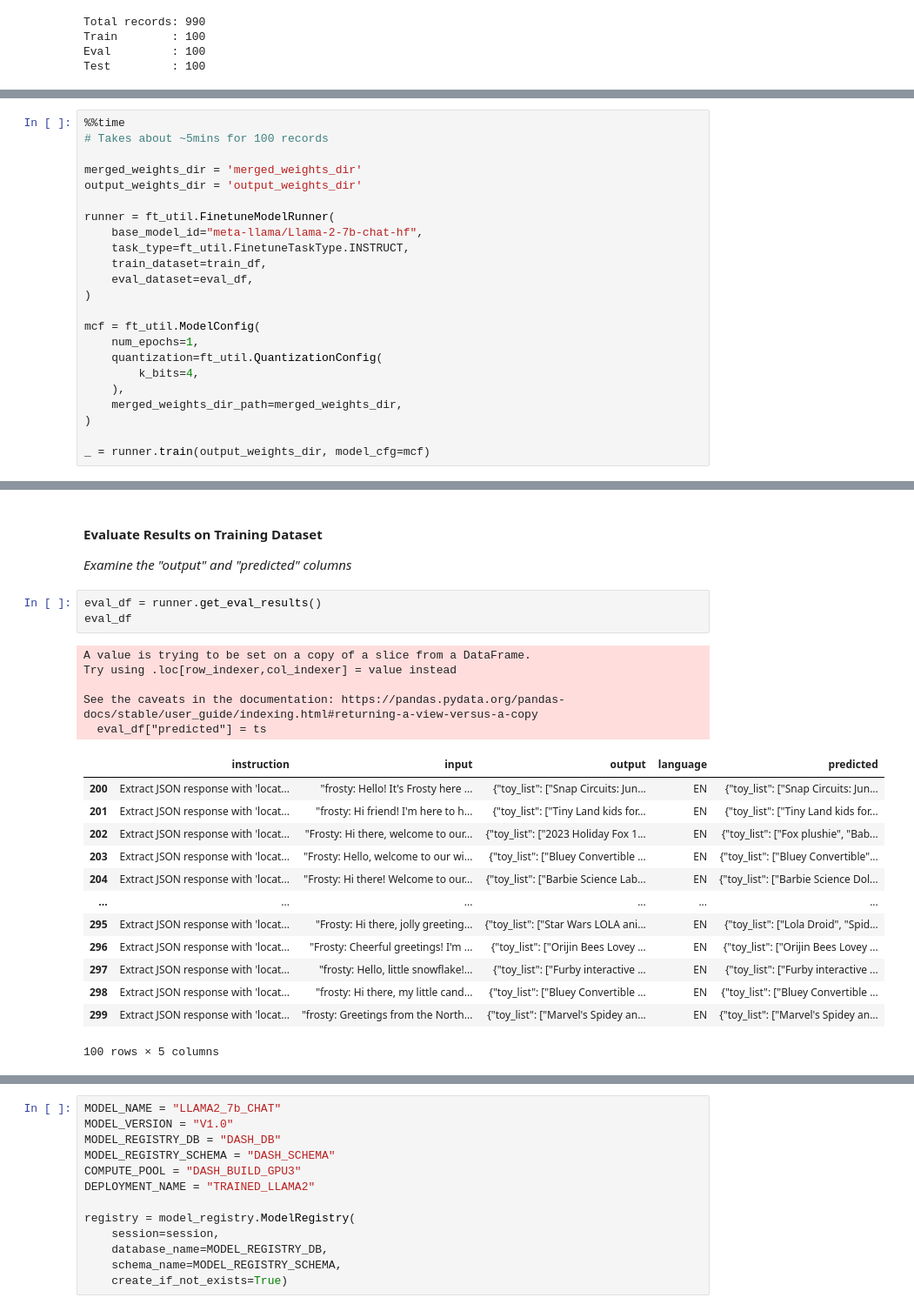
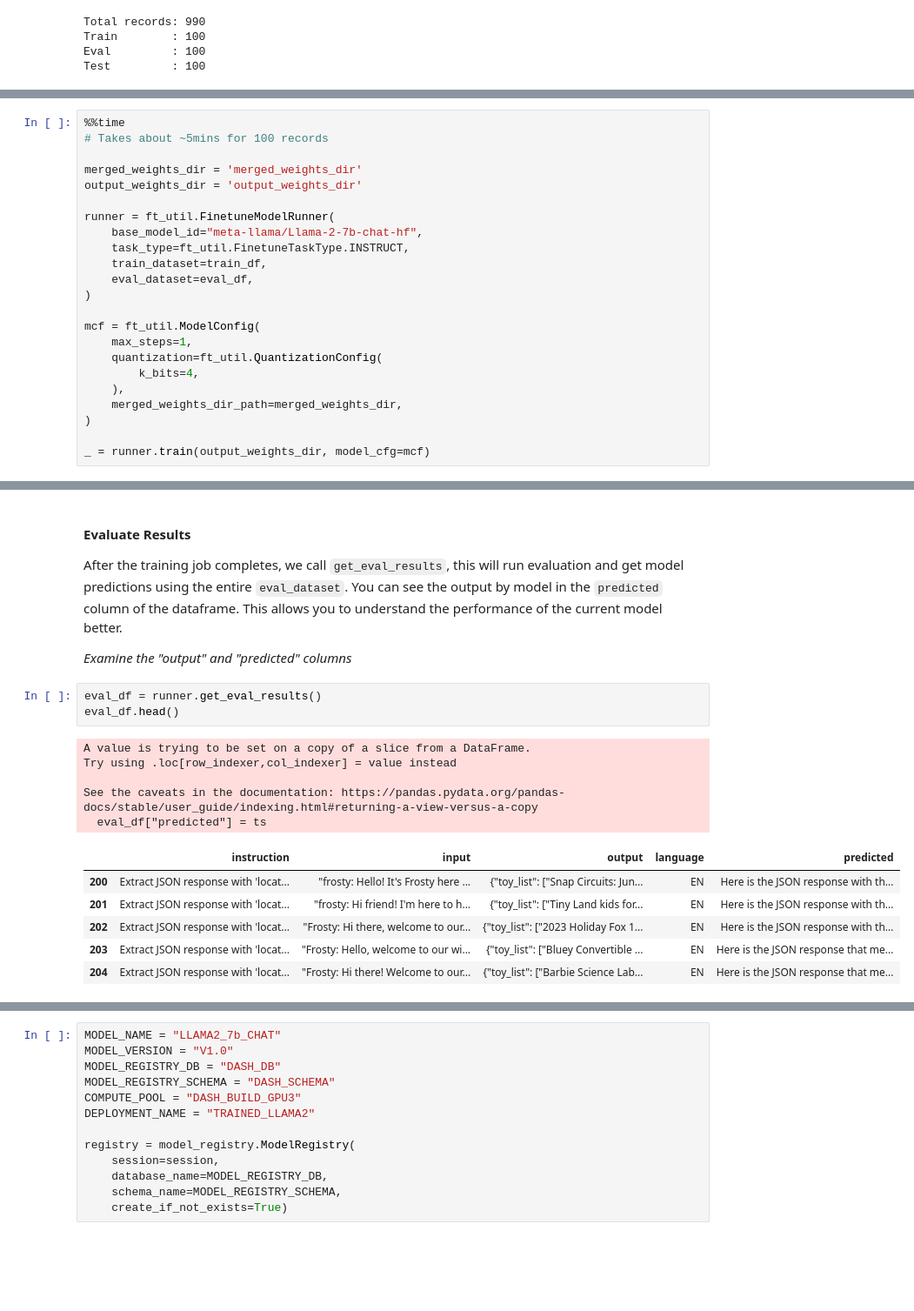
Before and after one commit to sfc-gh-pwate/llm-bootcamp-build-2023, a Jupyter notebook: day2/llm-day2-notebook.ipynb, the cells around one changed output, grey strips where cells are left out. Shown: that part at 87% size. Saved outputs shown, nothing was run; the diff lists cells and outputs as text; blank space fills up the shorter version.

```diff
--- a/day2/llm-day2-notebook.ipynb
+++ b/day2/llm-day2-notebook.ipynb
@@ -92,7 +103,7 @@ runner = ft_util.FinetuneModelRunner(
 )
 
 mcf = ft_util.ModelConfig(
-    num_epochs=1,
+    max_steps=1,
     quantization=ft_util.QuantizationConfig(
         k_bits=4,
     ),
@@ -118,26 +123,21 @@ Wall time: 4min 32s
-# %% [markdown]
-#### Evaluate Results on Training Dataset
-
-*Examine the "output" and "predicted" columns*
+# %% [markdown]
+#### Evaluate Results
+
+After the training job completes, we call `get_eval_results`, this will run evaluation and get model predictions using the entire `eval_dataset`. You can see the output by model in the `predicted` column of the dataframe. This allows you to understand the performance of the current model better.
+
+*Examine the "output" and "predicted" columns*
 # %%
 eval_df = runner.get_eval_results()
-eval_df
+eval_df.head()
 # %% [output]
 A value is trying to be set on a copy of a slice from a DataFrame.
 Try using .loc[row_indexer,col_indexer] = value instead
 
 See the caveats in the documentation: https://pandas.pydata.org/pandas-docs/stable/user_guide/indexing.html#returning-a-view-versus-a-copy
   eval_df["predicted"] = ts
 |  | instruction | input | output | language | predicted |
-| 200 | Extract JSON response with 'locat... | "frosty: Hello! It's Frosty here ... | {"toy_list": ["Snap Circuits: Jun... | EN | {"toy_list": ["Snap Circuits: Jun... |
-| 201 | Extract JSON response with 'locat... | "frosty: Hi friend! I'm here to h... | {"toy_list": ["Tiny Land kids for... | EN | {"toy_list": ["Tiny Land kids for... |
-| 202 | Extract JSON response with 'locat... | "Frosty: Hi there, welcome to our... | {"toy_list": ["2023 Holiday Fox 1... | EN | {"toy_list": ["Fox plushie", "Bab... |
-| 203 | Extract JSON response with 'locat... | "Frosty: Hello, welcome to our wi... | {"toy_list": ["Bluey Convertible ... | EN | {"toy_list": ["Bluey Convertible"... |
-| 204 | Extract JSON response with 'locat... | "Frosty: Hi there! Welcome to our... | {"toy_list": ["Barbie Science Lab... | EN | {"toy_list": ["Barbie Science Dol... |
-| ... | ... | ... | ... | ... | ... |
-| 295 | Extract JSON response with 'locat... | "Frosty: Hi there, jolly greeting... | {"toy_list": ["Star Wars LOLA ani... | EN | {"toy_list": ["Lola Droid", "Spid... |
-| 296 | Extract JSON response with 'locat... | "Frosty: Cheerful greetings! I'm ... | {"toy_list": ["Orijin Bees Lovey ... | EN | {"toy_list": ["Orijin Bees Lovey ... |
-| 297 | Extract JSON response with 'locat... | "frosty: Hello, little snowflake!... | {"toy_list": ["Furby interactive ... | EN | {"toy_list": ["Furby interactive ... |
-| 298 | Extract JSON response with 'locat... | "frosty: Hi there, my little cand... | {"toy_list": ["Bluey Convertible ... | EN | {"toy_list": ["Bluey Convertible ... |
-| 299 | Extract JSON response with 'locat... | "frosty: Greetings from the North... | {"toy_list": ["Marvel's Spidey an... | EN | {"toy_list": ["Marvel's Spidey an... |
+| 200 | Extract JSON response with 'locat... | "frosty: Hello! It's Frosty here ... | {"toy_list": ["Snap Circuits: Jun... | EN | Here is the JSON response with th... |
+| 201 | Extract JSON response with 'locat... | "frosty: Hi friend! I'm here to h... | {"toy_list": ["Tiny Land kids for... | EN | Here is the JSON response with th... |
+| 202 | Extract JSON response with 'locat... | "Frosty: Hi there, welcome to our... | {"toy_list": ["2023 Holiday Fox 1... | EN | Here is the JSON response with th... |
+| 203 | Extract JSON response with 'locat... | "Frosty: Hello, welcome to our wi... | {"toy_list": ["Bluey Convertible ... | EN | Here is the JSON response that me... |
+| 204 | Extract JSON response with 'locat... | "Frosty: Hi there! Welcome to our... | {"toy_list": ["Barbie Science Lab... | EN | Here is the JSON response that me... |
-100 rows × 5 columns
```
Also changed, not shown: parts of 22 cells of this notebook.
